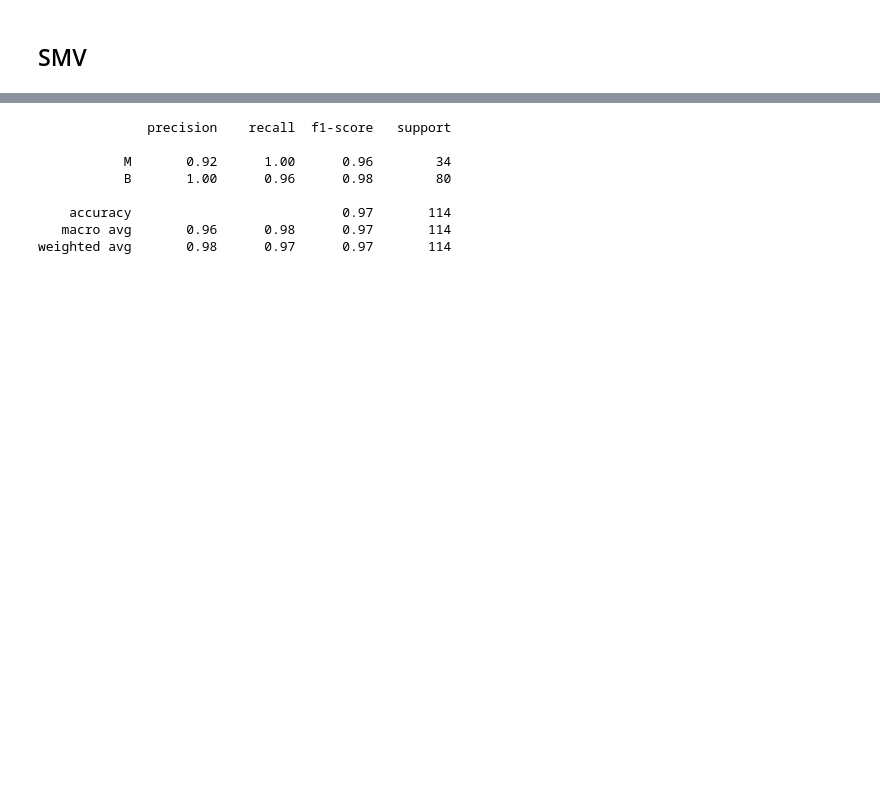
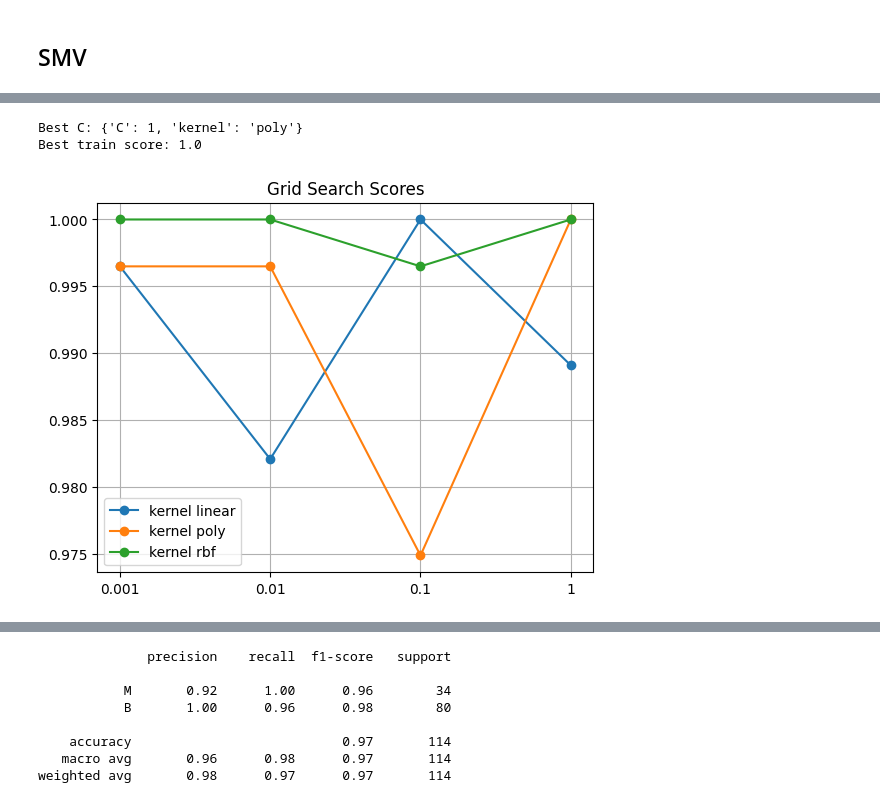
Before and after one commit to a-matson/DST_ASS1, a Jupyter notebook: report.ipynb, the cells around one changed output, grey strips where cells are left out. Drawn from its saved outputs; the diff is of its cells as text; code cells hidden in the pictures; blank space fills up the shorter version.

```diff
--- a/report.ipynb
+++ b/report.ipynb
@@ -204,0 +334,6 @@ explain why we do SVC
+# %%
+grid_svc_recall = gridSearch('recall')
+# %% [output]
+Best C: {'C': 1, 'kernel': 'poly'}
+Best train score: 1.0
+[figure, added]
```
Also changed, not shown: parts of 51 cells of this notebook.
